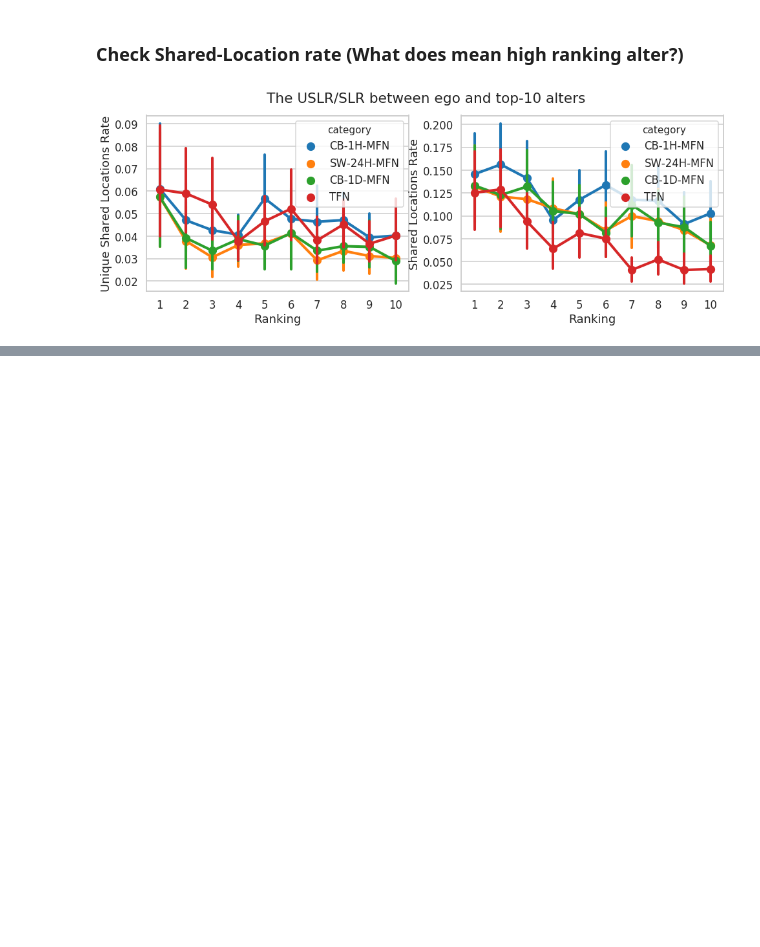
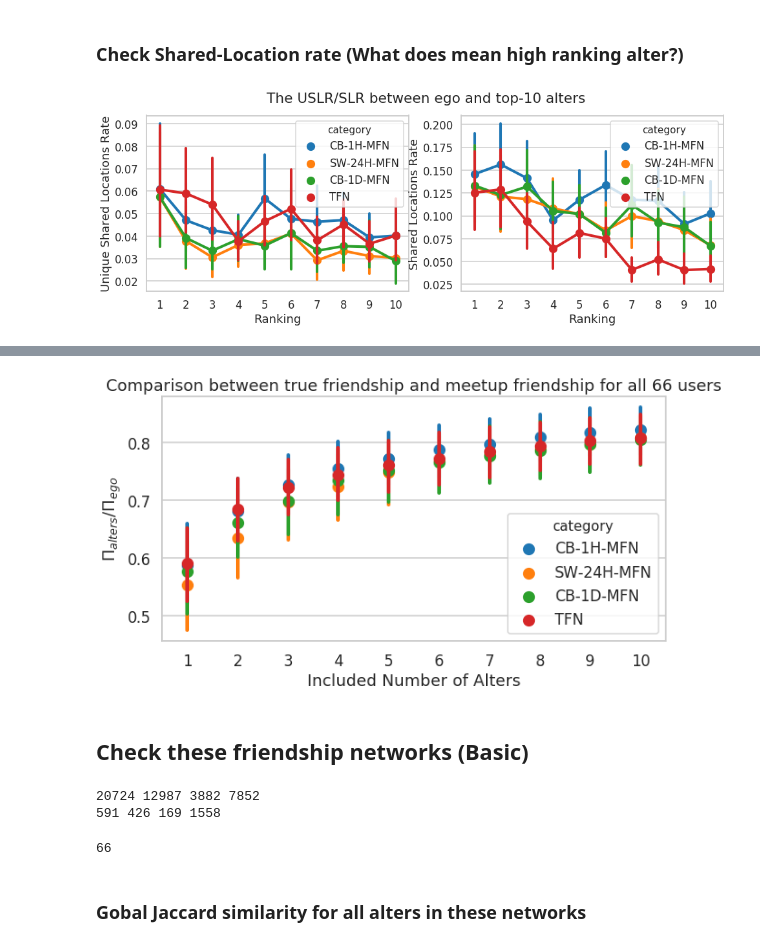
Before and after one commit to Magica-Chen/social-predictability, a Jupyter notebook: Ranking-Based-BK-VS.ipynb, the cells around one changed output, grey strips where cells are left out. Cells and saved outputs as stored; diff of their text form; code cells hidden in the pictures; blank space fills up the shorter version.

```diff
--- a/Ranking-Based-BK-VS.ipynb
+++ b/Ranking-Based-BK-VS.ipynb
@@ -426,0 +491,10 @@ plt.show()
+# %%
+share_network = pd.concat([df_H_MFN[df_H_MFN['userid'].isin(share_users)],
+                           df_24H_MFN[df_24H_MFN['userid'].isin(share_users)],
+                           df_D_MFN[df_D_MFN['userid'].isin(share_users)],
+                           df_TFN[df_TFN['userid'].isin(share_users)],
+                          ])
+# %%
+vs.cv_compare_plot(share_network, threshold=10, mode='talk', l=10, w=5)
+# %% [output]
+[figure, added]
@@ -426,0 +503,14 @@ plt.show()
+# %% [markdown]
+## Check these friendship networks (Basic)
+# %%
+print(len(df_24H_MFN), len(df_D_MFN), len(df_H_MFN), len(df_TFN))
+print(df_24H_MFN['userid'].nunique(),
+      df_D_MFN['userid'].nunique(),
+      df_H_MFN['userid'].nunique(),
+      df_TFN['userid'].nunique())
+
+len(share_users)
+# %% [output]
+20724 12987 3882 7852
+591 426 169 1558
+66
@@ -426,0 +533,2 @@ plt.show()
+# %% [markdown]
+### Gobal Jaccard similarity for all alters in these networks
```
Also changed, not shown: parts of 21 cells of this notebook, 12 other files.
